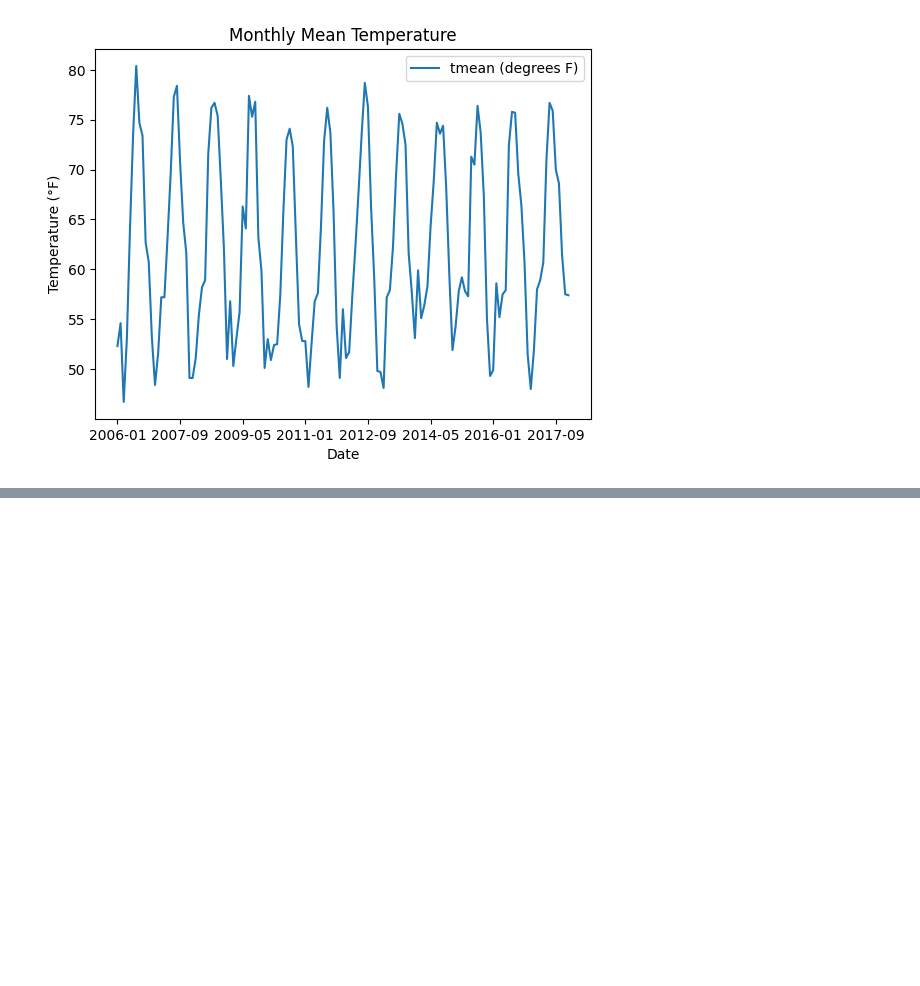
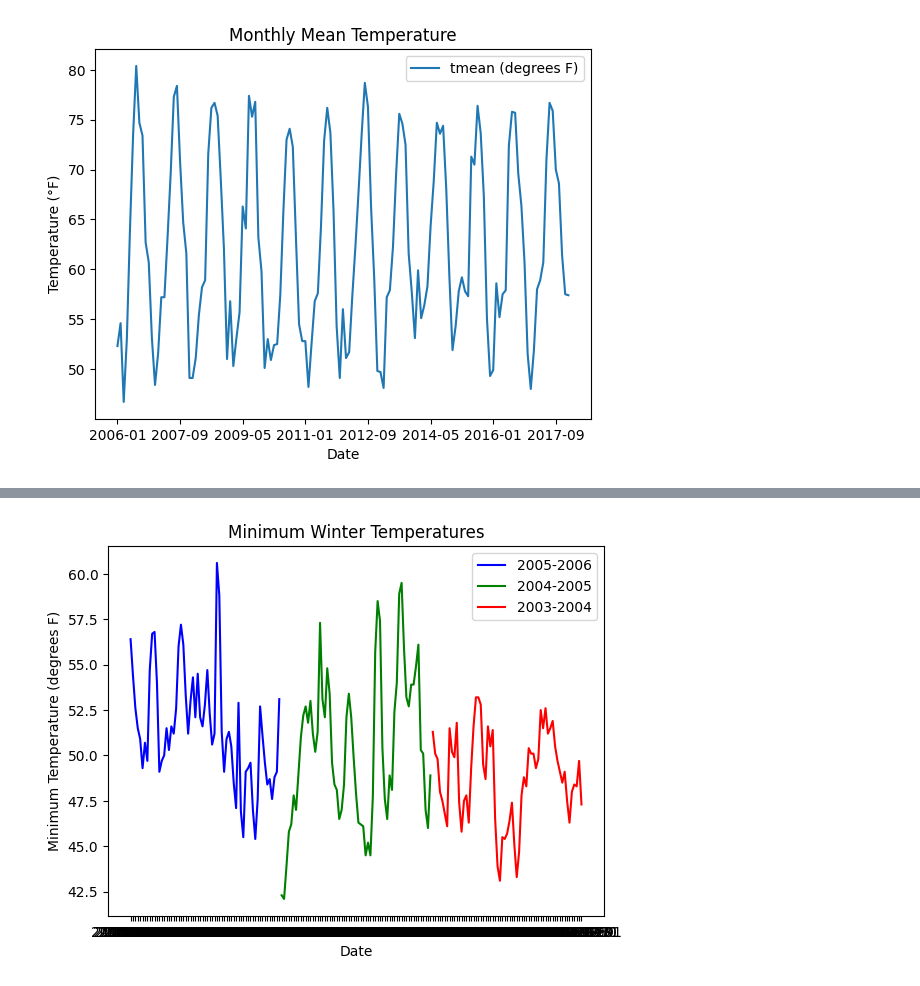
Before and after one commit to jmatrone/CEE609_Research_Project, a Jupyter notebook: Torrey_Pines.ipynb, the cells around one changed output, grey strips where cells are left out. Drawn from its saved outputs; the diff is of its cells as text; code cells hidden in the pictures; blank space fills up the shorter version.

```diff
--- a/Torrey_Pines.ipynb
+++ b/Torrey_Pines.ipynb
@@ -258,0 +284,3 @@ print(weather_data.head())
+# %%
+# Read CSV file with Pandas and skip the first ten rows for 04-05 winter temps
+winter05climate = pd.read_csv('dec2004_feb2005_mintemp.csv', skiprows=10)
@@ -258,0 +296,3 @@ print(weather_data.head())
+# %%
+# Read CSV file with Pandas and skip the first ten rows for 03-04 winter temps
+winter04climate = pd.read_csv('dec2003_feb2004_mintemp.csv', skiprows=10)
@@ -258,0 +308,16 @@ print(weather_data.head())
+# %%
+# Plot the minimum temperatures for each year
+plt.plot(winter06climate['Date'], winter06climate['tmin (degrees F)'], label='2005-2006', color='blue')
+plt.plot(winter05climate['Date'], winter05climate['tmin (degrees F)'], label='2004-2005', color='green')
+plt.plot(winter04climate['Date'], winter04climate['tmin (degrees F)'], label='2003-2004', color='red')
+
+# Add title and labels
+plt.title('Minimum Winter Temperatures')
+plt.xlabel('Date')
+plt.ylabel('Minimum Temperature (degrees F)')
+plt.legend()
+
+# Show the plot
+plt.show()
+# %% [output]
+[figure, added]
```
Also changed, not shown: parts of 17 cells of this notebook.
